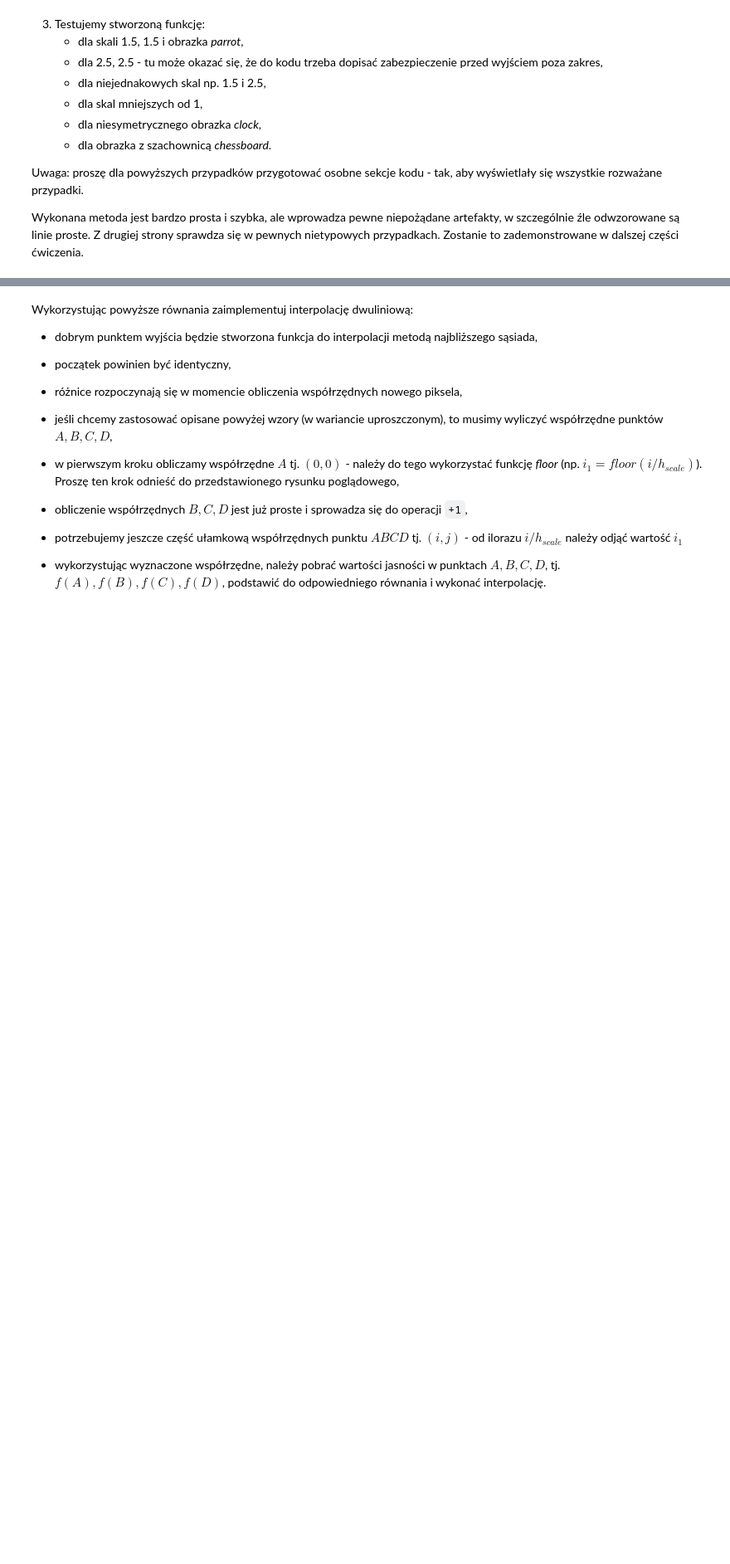
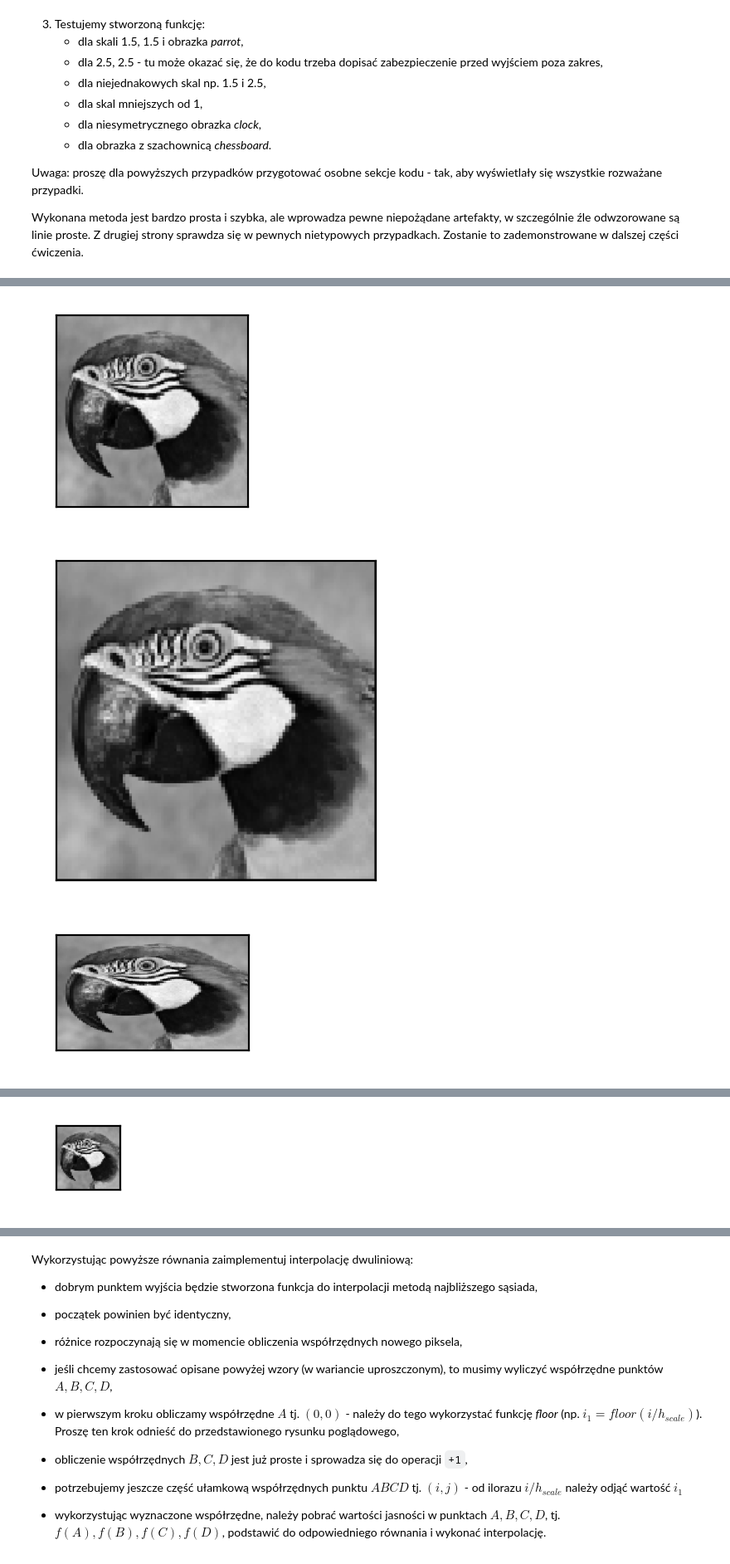
Before and after one commit to tostafin/image-processing-basics-labs, a Jupyter notebook: lab5/05_resolution.ipynb, the cells around one changed output, grey strips where cells are left out. Shown at 83% size. Saved outputs shown, nothing was run; the diff lists cells and outputs as text; code cells hidden in the pictures; blank space fills up the shorter version.

```diff
--- a/lab5/05_resolution.ipynb
+++ b/lab5/05_resolution.ipynb
@@ -94,11 +94,11 @@ Wewnątrz należy:
 # %%
 def interpolation_nearest_neighbor(I, v_scale, h_scale):
     N, M = I.shape
-    X, Y = int(np.round_(N * v_scale)), int(np.round_(M * h_scale))
+    X, Y = round(N * v_scale), round(M * h_scale)
     NI = np.zeros((X, Y))
     for x in range(X):
         for y in range(Y):
-            i, j = int(np.round_(x / v_scale)), int(np.round_(y / h_scale))
+            i, j = round(x / v_scale), round(y / h_scale)
             if i < N and j < M:
                 NI[x, y] = I[i, j]
 
@@ -144,0 +127,15 @@ interpolation_nearest_neighbor(chessboard, 5.5, 5.5)
+# %%
+def test_interpolation_function(interpolation_function, I):
+    interpolation_function(I, 1.5, 1.5)
+    interpolation_function(I, 2.5, 2.5)
+    interpolation_function(I, 1.5, 2.5)
+    interpolation_function(I, 2.5, 1.5)
+    interpolation_function(I, 0.5, 0.5)
+    interpolation_function(I, 4, 4)
+# %%
+parrot = cv2.cvtColor(cv2.imread('parrot.bmp'), cv2.COLOR_BGR2GRAY)
+test_interpolation_function(interpolation_nearest_neighbor, parrot)
+# %% [output]
+[figure, added]
+[figure, added]
+[figure, added]
@@ -144,0 +143 @@ interpolation_nearest_neighbor(chessboard, 5.5, 5.5)
+[figure, added]
```
Also changed, not shown: parts of 16 cells of this notebook, 1 other file.
